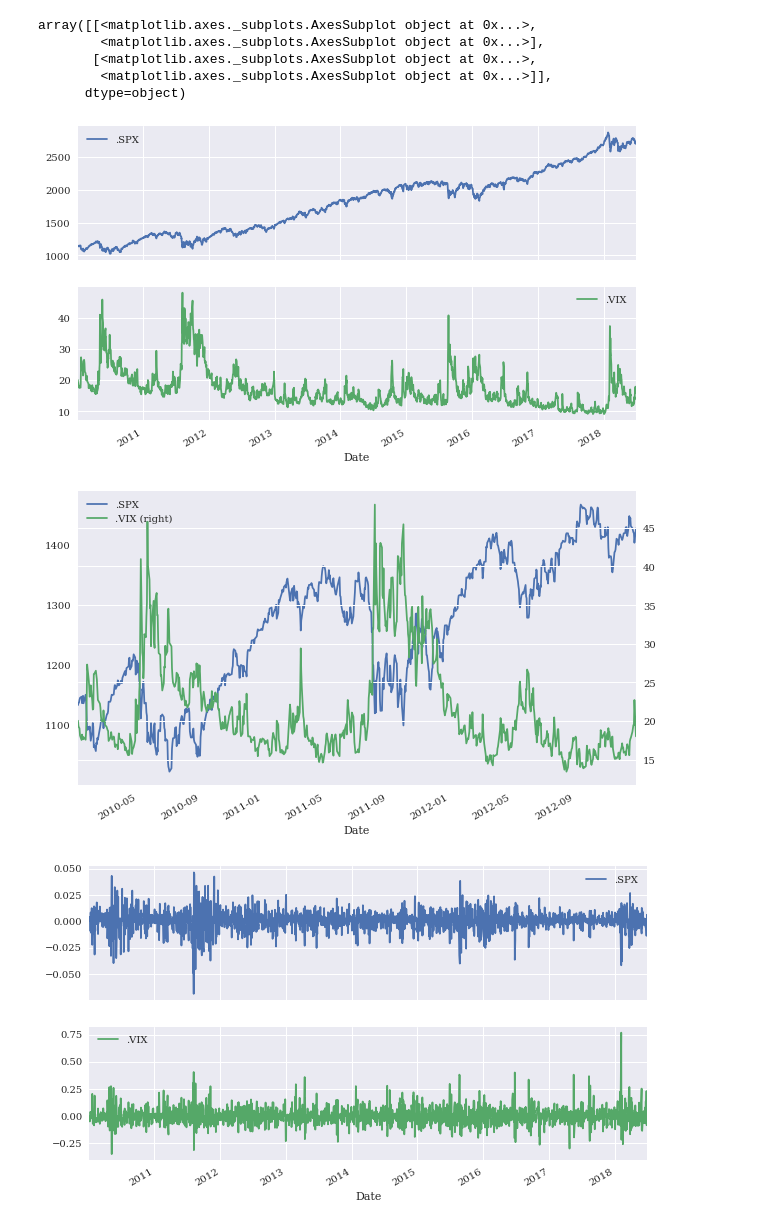
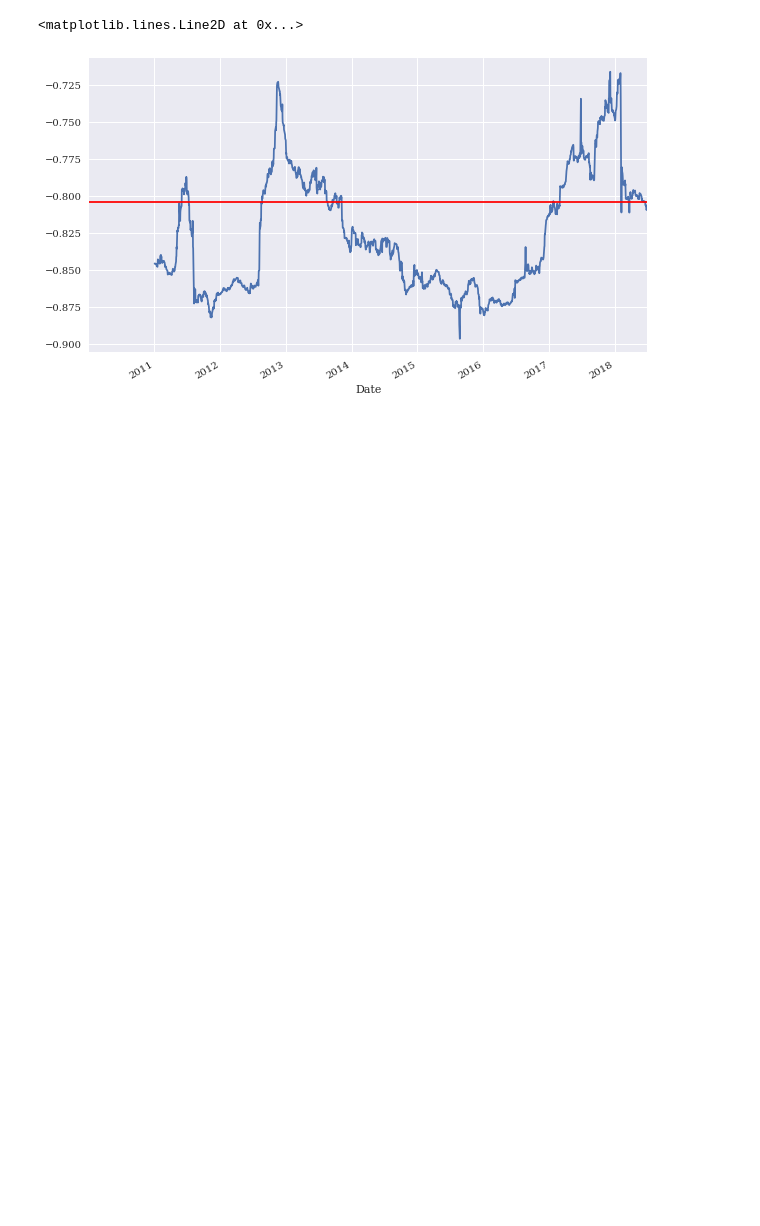
Before and after one commit to velloregrao/finance, a Jupyter notebook: Source/Correlation Analysis.ipynb, the cells around one changed output. Drawn from its saved outputs; the diff is of its cells as text; code cells hidden in the pictures; blank space fills up the shorter version.

```diff
--- a/Source/Correlation Analysis.ipynb
+++ b/Source/Correlation Analysis.ipynb
@@ -1,25 +1,25 @@
 # %%
 import numpy as np
 import pandas as pd
 from matplotlib import pylab
 from pylab import plt, mpl
 plt.style.use('seaborn')
 mpl.rcParams['font.family'] = 'serif'
 %matplotlib inline
 raw = pd.read_csv('../Data/tr_eikon_eod_data.csv',index_col=0, parse_dates=True)
 eod_data = raw[['.SPX', '.VIX']].dropna()
-eod_data.plot(subplots=True, figsize=(10,6));
-eod_data.loc[:'2012-12-31'].plot(figsize=(10,6), secondary_y='.VIX')
+#eod_data.plot(subplots=True, figsize=(10,6));
+#eod_data.loc[:'2012-12-31'].plot(figsize=(10,6), secondary_y='.VIX')
 rets = np.log(eod_data/eod_data.shift(1))
 rets.dropna(inplace=True)
-rets.plot(subplots=True, figsize=(10,6))
-pd.plotting.scatter_matrix(rets, alpha=0.2, diagonal='hist', hist_kwds={'bins':35}, figsize=(10,6))
+#rets.plot(subplots=True, figsize=(10,6))
+#pd.plotting.scatter_matrix(rets, alpha=0.2, diagonal='hist', hist_kwds={'bins':35}, figsize=(10,6))
+regs = np.polyfit(rets['.SPX'], rets['.VIX'], 1)
+#ax = rets.plot(kind='scatter', x='.SPX', y='.VIX')
+#ax.plot(rets['.SPX'], np.polyval(regs, rets['.SPX']), 'r', lw=2)
+rets.corr()
+ax = rets['.SPX'].rolling(252).corr(rets['.VIX']).plot(figsize=(10,6))
+ax.axhline(rets.corr().iloc[0,1], c='r')
 # %% [output]
-array([[<matplotlib.axes._subplots.AxesSubplot object at 0x...>,
-        <matplotlib.axes._subplots.AxesSubplot object at 0x...>],
-       [<matplotlib.axes._subplots.AxesSubplot object at 0x...>,
-        <matplotlib.axes._subplots.AxesSubplot object at 0x...>]],
-      dtype=object)
+<matplotlib.lines.Line2D at 0x...>
-[figure, old version]
+[figure, new version]
-[figure, removed]
-[figure, removed]
```
Also changed, not shown: parts of 1 cell of this notebook.
